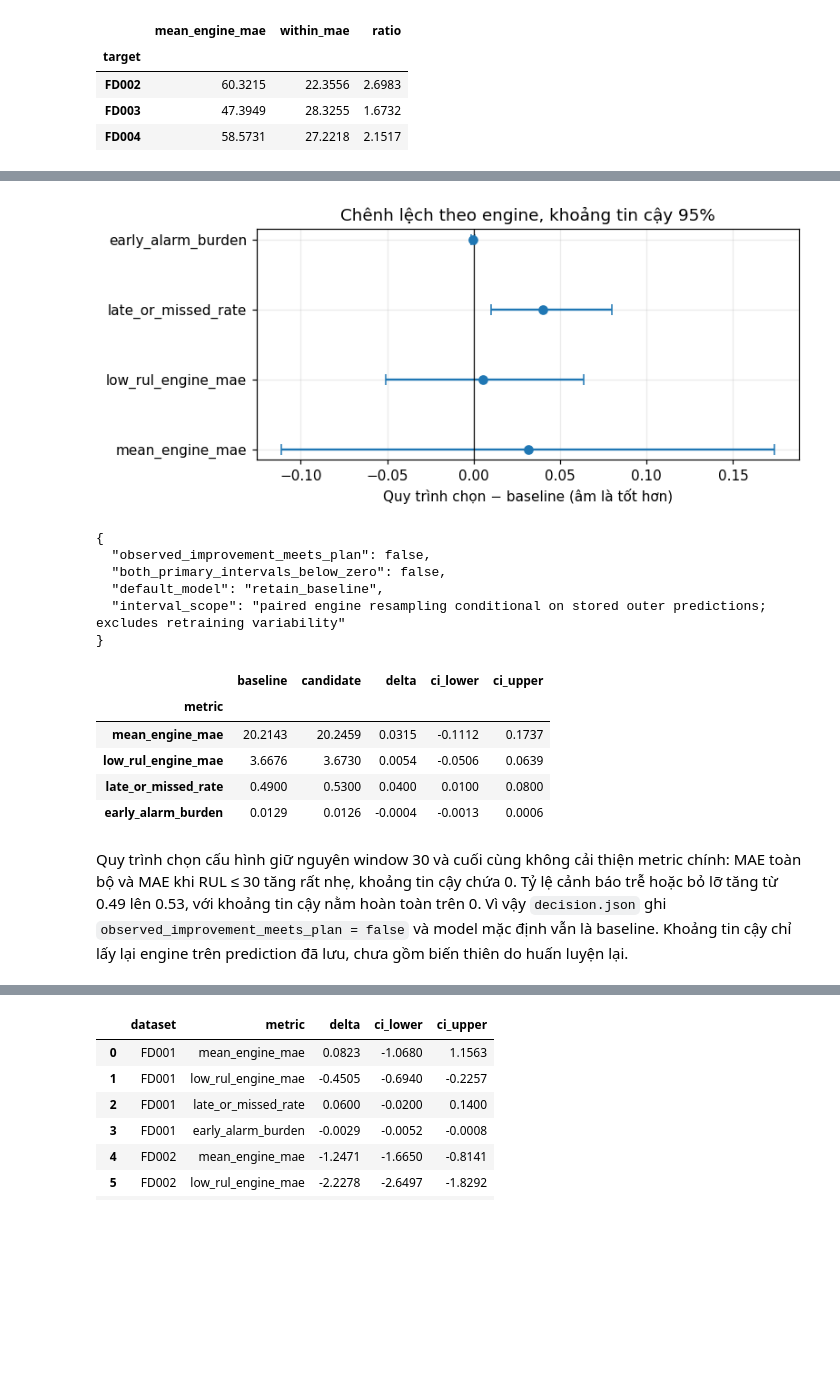
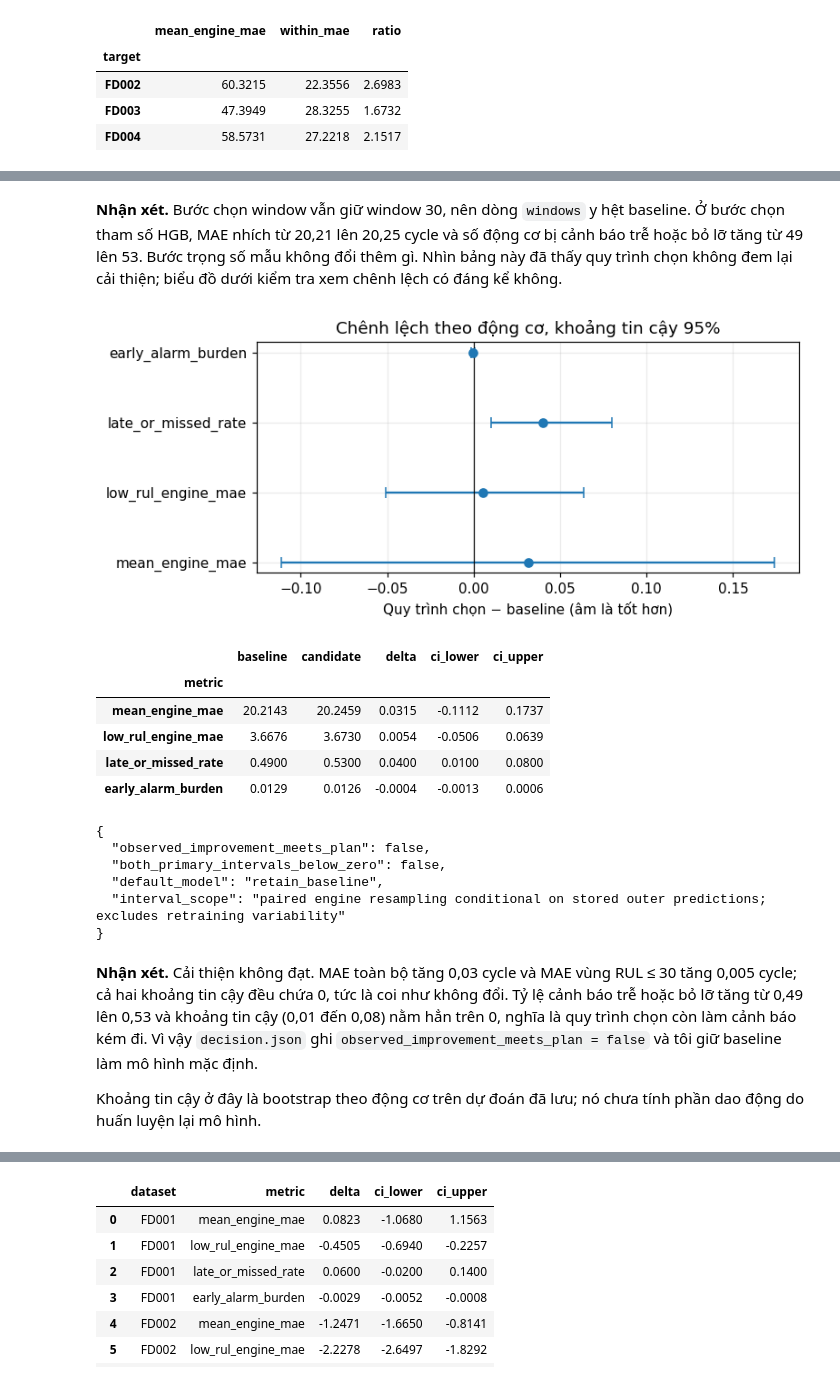
Before and after one commit to ti014/tinasa-cmapss-rul-prediction, a Jupyter notebook: notebooks/05_cross_dataset_and_improvement.ipynb, the cells around one changed output, grey strips where cells are left out. Saved outputs shown, nothing was run; the diff lists cells and outputs as text; code cells hidden in the pictures; blank space fills up the shorter version.

```diff
--- a/notebooks/05_cross_dataset_and_improvement.ipynb
+++ b/notebooks/05_cross_dataset_and_improvement.ipynb
@@ -21,23 +15,10 @@ import numpy as np
 import pandas as pd
 import matplotlib.pyplot as plt
 
-ROOT = Path.cwd()
-if not (ROOT / "outputs").is_dir():
-    ROOT = ROOT.parent  # notebook được mở từ thư mục notebooks/
-assert (ROOT / "outputs").is_dir(), "Chạy notebook từ thư mục gốc repository"
+from cmapss.followup_results import load_followup_results
+from cmapss.project import IMPROVEMENT_RUN
 
+%matplotlib inline
+ROOT = Path.cwd() if (Path.cwd() / "outputs").is_dir() else Path.cwd().parent
 pd.set_option("display.precision", 4)
 plt.rcParams.update({"figure.dpi": 110, "axes.grid": True, "grid.alpha": 0.25})
-
-
-def read_json(relative: str) -> dict:
-    return json.loads((ROOT / relative).read_text(encoding="utf-8"))
-
-from cmapss.modeling.improvement_analysis import engine_metrics, paired_comparison
-from cmapss.modeling.metrics import summarize_prediction_errors
-
-CROSS = ROOT / "outputs" / "cross_dataset"
-matrix = read_json("outputs/cross_dataset/matrix.json")
-print("Window cycles:", matrix["window_cycles"], "| evaluations:", len(matrix["evaluations"]))
-
-%matplotlib inline
@@ -151,31 +106,44 @@ Ablation và paired comparison khớp với artifact.
+# %% [markdown]
+**Nhận xét.** Bước chọn window vẫn giữ window 30, nên dòng `windows` y hệt baseline. Ở bước
+chọn tham số HGB, MAE nhích từ 20,21 lên 20,25 cycle và số động cơ bị cảnh báo trễ hoặc bỏ lỡ
+tăng từ 49 lên 53. Bước trọng số mẫu không đổi thêm gì. Nhìn bảng này đã thấy quy trình chọn
+không đem lại cải thiện; biểu đồ dưới kiểm tra xem chênh lệch có đáng kể không.
 # %%
-final = paired.loc[paired["stage"].eq("weights")].set_index("metric")
+paired = pd.read_csv(RUN / "paired_comparison.csv")
+final = paired[paired["stage"] == "weights"].set_index("metric")
+
 fig, ax = plt.subplots(figsize=(7, 3))
-ax.errorbar(final["delta"], final.index, xerr=[final["delta"] - final["ci_lower"], final["ci_upper"] - final["delta"]], fmt="o", capsize=4)
+ax.errorbar(final["delta"], final.index, xerr=[final["delta"] - final["ci_lower"], final["ci_upper"] - final["delta"]],
+            fmt="o", capsize=4)
 ax.axvline(0, color="black", linewidth=0.8)
-ax.set(xlabel="Quy trình chọn − baseline (âm là tốt hơn)", title="Chênh lệch theo engine, khoảng tin cậy 95%")
+ax.set(xlabel="Quy trình chọn − baseline (âm là tốt hơn)", title="Chênh lệch theo động cơ, khoảng tin cậy 95%")
 plt.show()
-print(json.dumps(decision, indent=2, ensure_ascii=False))
 final[["baseline", "candidate", "delta", "ci_lower", "ci_upper"]]
 # %% [output]
-[figure, old version]
+[figure, new version]
-{
-  "observed_improvement_meets_plan": false,
-  "both_primary_intervals_below_zero": false,
-  "default_model": "retain_baseline",
-  "interval_scope": "paired engine resampling conditional on stored outer predictions; excludes retraining variability"
-}
 |  | baseline | candidate | delta | ci_lower | ci_upper |
 | metric |  |  |  |  |  |
 | mean_engine_mae | 20.2143 | 20.2459 | 0.0315 | -0.1112 | 0.1737 |
 | low_rul_engine_mae | 3.6676 | 3.6730 | 0.0054 | -0.0506 | 0.0639 |
 | late_or_missed_rate | 0.4900 | 0.5300 | 0.0400 | 0.0100 | 0.0800 |
 | early_alarm_burden | 0.0129 | 0.0126 | -0.0004 | -0.0013 | 0.0006 |
+# %%
+decision = json.loads((RUN / "decision.json").read_text(encoding="utf-8"))
+print(json.dumps(decision, indent=2, ensure_ascii=False))
+# %% [output]
+{
+  "observed_improvement_meets_plan": false,
+  "both_primary_intervals_below_zero": false,
+  "default_model": "retain_baseline",
+  "interval_scope": "paired engine resampling conditional on stored outer predictions; excludes retraining variability"
+}
 # %% [markdown]
-Quy trình chọn cấu hình giữ nguyên window 30 và cuối cùng không cải thiện metric
-chính: MAE toàn bộ và MAE khi RUL ≤ 30 tăng rất nhẹ, khoảng tin cậy chứa 0. Tỷ lệ cảnh
-báo trễ hoặc bỏ lỡ tăng từ 0.49 lên 0.53, với khoảng tin cậy nằm hoàn toàn trên 0.
-Vì vậy `decision.json` ghi `observed_improvement_meets_plan = false` và model mặc định
-vẫn là baseline. Khoảng tin cậy chỉ lấy lại engine trên prediction đã lưu, chưa gồm biến
-thiên do huấn luyện lại.
+**Nhận xét.** Cải thiện không đạt. MAE toàn bộ tăng 0,03 cycle và MAE vùng RUL ≤ 30 tăng
+0,005 cycle; cả hai khoảng tin cậy đều chứa 0, tức là coi như không đổi. Tỷ lệ cảnh báo trễ
+hoặc bỏ lỡ tăng từ 0,49 lên 0,53 và khoảng tin cậy (0,01 đến 0,08) nằm hẳn trên 0, nghĩa là
+quy trình chọn còn làm cảnh báo kém đi. Vì vậy `decision.json` ghi
+`observed_improvement_meets_plan = false` và tôi giữ baseline làm mô hình mặc định.
+
+Khoảng tin cậy ở đây là bootstrap theo động cơ trên dự đoán đã lưu; nó chưa tính phần dao
+động do huấn luyện lại mô hình.
 # %%
```
Also changed, not shown: parts of 22 cells of this notebook, 9 other files.
